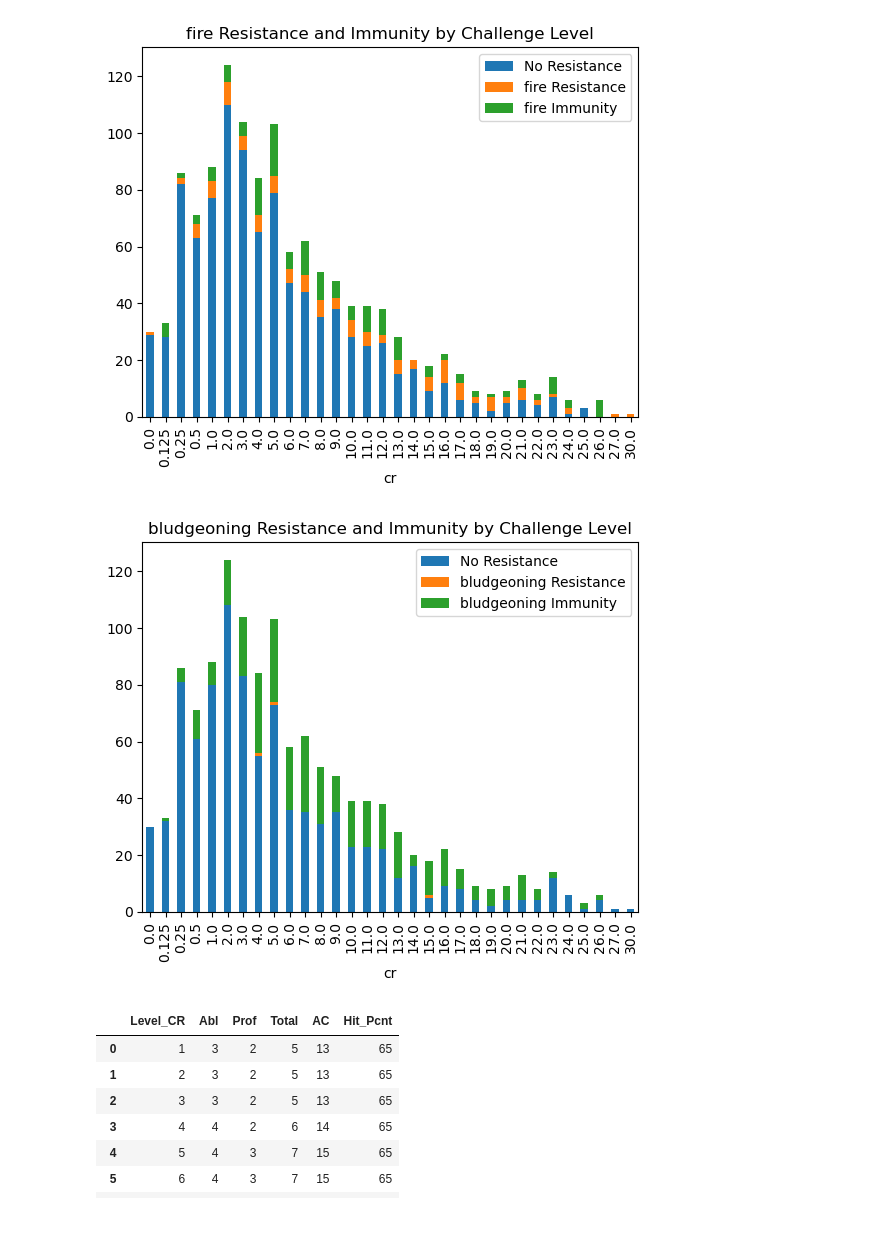
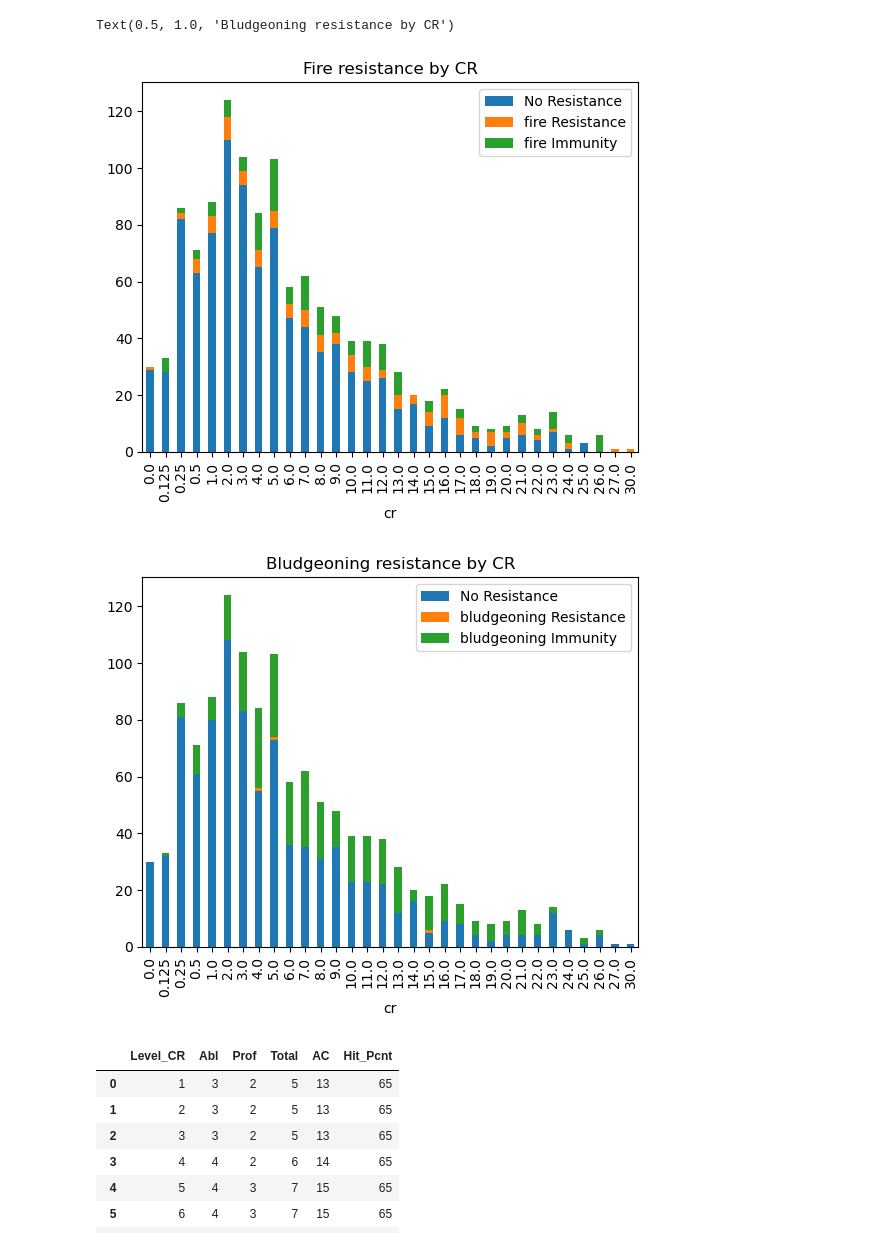
Before and after one commit to spencebeecher/dnd, a Jupyter notebook: dnd.ipynb, the cells around one changed output. Cells and saved outputs as stored; diff of their text form; code cells hidden in the pictures.

```diff
--- a/dnd.ipynb
+++ b/dnd.ipynb
@@ -241,12 +176,15 @@ Name: damage, dtype: float64
 # %%
 
 
 p_df = get_resistance_stats(creatures, 'fire')
+plt.title('Fire resistance by CR')
 
 p_df = get_resistance_stats(creatures, 'bludgeoning')
+plt.title('Bludgeoning resistance by CR')
 # %% [output]
+Text(0.5, 1.0, 'Bludgeoning resistance by CR')
-[figure, old version]
+[figure, new version]
-[figure, old version]
+[figure, new version]
 # %%
 dnd.fundamental_math()
 # %% [output]
```
Also changed, not shown: parts of 21 cells of this notebook, 8 other files.
